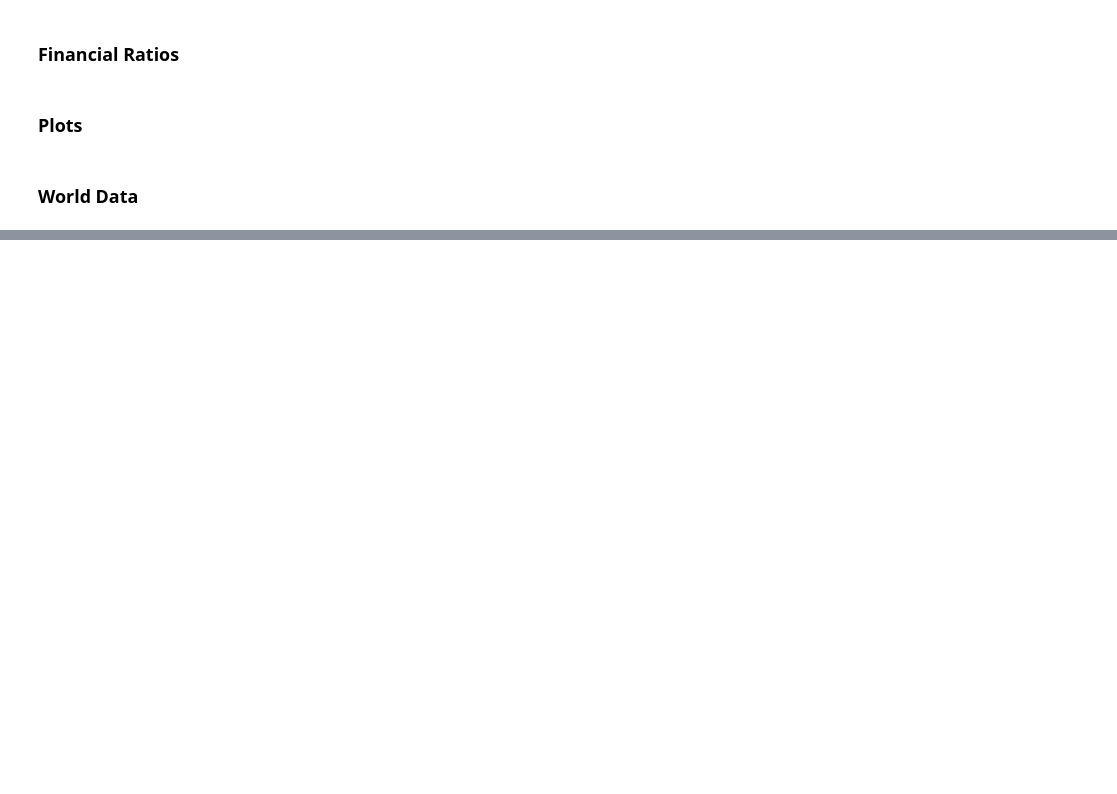
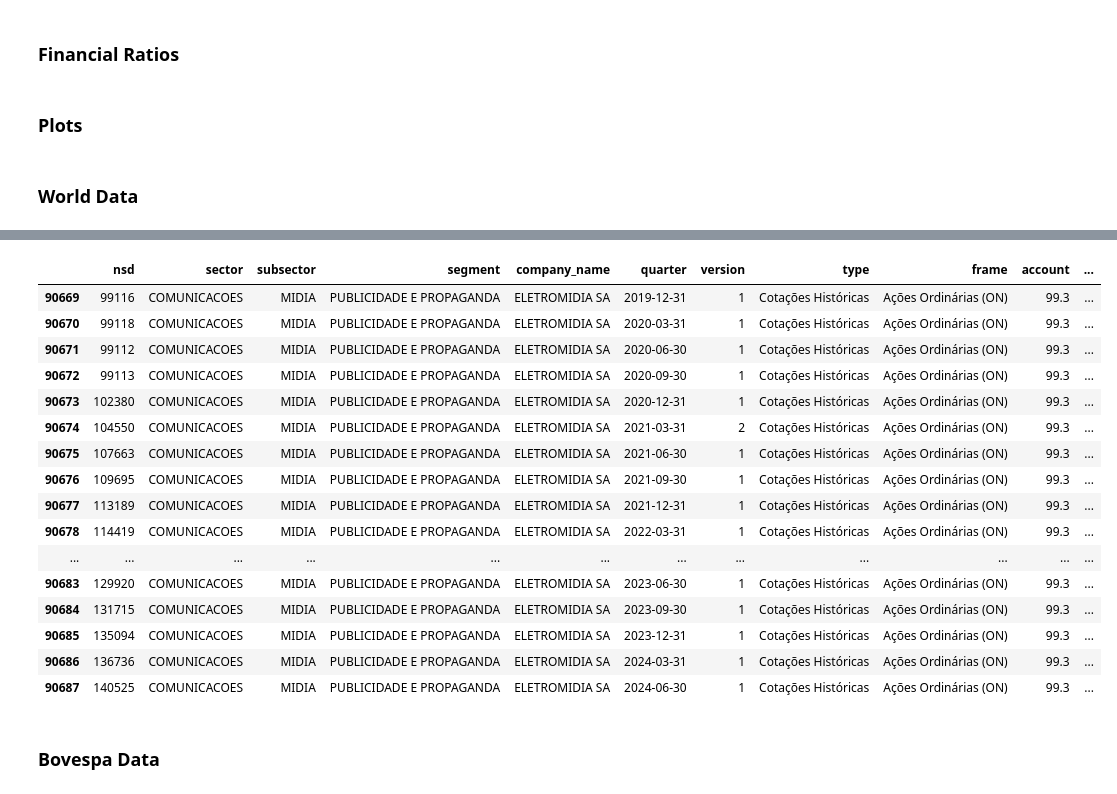
Before and after one commit to faustostangler/FLY, a Jupyter notebook: backend/utils/playground.ipynb, the cells around one changed output, grey strips where cells are left out. Cells and saved outputs as stored; diff of their text form; code cells hidden in the pictures; blank space fills up the shorter version.

```diff
--- a/backend/utils/playground.ipynb
+++ b/backend/utils/playground.ipynb
@@ -3403,6 +3526,6 @@ df = pd.read_sql_query(f"SELECT * FROM company_info", conn)
 # %%
 # Get the unique ticker codes from the 'ticker_codes' column
-ticker_codes = df['ticker_codes'].unique()
+ticker_codes = companies['ticker_codes'].unique()
 
 # Split the comma-separated ticker codes, flatten the list, and append '.SA' if necessary
 ticker_list = [f"{code.strip()}.SA" if not code.strip().endswith('.SA') else code.strip()
@@ -3489,0 +3682,4 @@ data2 = yf.download(' '.join(companies2), start=last_date)
+# %%
+all_companies = load_company_data()
+df_companies = pd.DataFrame(all_companies).T.reset_index(drop=True)
+df_companies
@@ -3489,0 +3700,8 @@ data2 = yf.download(' '.join(companies2), start=last_date)
+# %%
+columns = ['company_name']
+cols_to_merge = columns + ['cvm_code', 'ticker', 'ticker_codes', 'isin_codes', 'listing']
+# Merge the two DataFrames on the 'company_name' column
+df_historical_statements = pd.merge(df_statements, df_companies[cols_to_merge], on=columns, how='left')
+
+list_of_tickers = df_historical_statements[['company_name', 'ticker_codes']].drop_duplicates()
+list_of_quarters = df_historical_statements[['company_name', 'ticker_codes', 'quarter']].drop_duplicates()
@@ -3489,0 +3735,22 @@ data2 = yf.download(' '.join(companies2), start=last_date)
+# %%
+historical_data = {}
+last_date = '1950-01-01'
+
+# Iterate over each row and process tickers
+for index, row in list_of_tickers.iterrows():
+    company_name = row['company_name']
+    tickers = row['ticker_codes']
+
+    # Ensure that tickers are passed as a list by splitting any comma-separated string
+    tickers = tickers.split(',') if isinstance(tickers, str) else tickers
+
+    for ticker in tickers:
+
+        if ticker:
+            print(company_name, ticker)
+            df = yf.download(ticker + '.SA', start=last_date, group_by='ticker', progress=False)
+            df['value'] = df['Adj Close']
+            df = get_median_data(df)
+
+        historical_data[ticker] = df
+    # break
@@ -3489,0 +3891,28 @@ data2 = yf.download(' '.join(companies2), start=last_date)
+# %%
+df_historical_statements_2 = pd.concat([df_historical_statements, pd.DataFrame(new_rows)], ignore_index=True).drop_duplicates()
+
+mask = df_historical_statements_2['ticker'] == 'ELMD'
+# mask&= df_historical_statements_2['quarter'] == '2020-12-31'
+mask&= df_historical_statements_2['type'] == 'Cotações Históricas'
+
+df_historical_statements_2[mask]
+# %% [output]
+|  | nsd | sector | subsector | segment | company_name | quarter | version | type | frame | account | ... |
+| 90669 | 99116 | COMUNICACOES | MIDIA | PUBLICIDADE E PROPAGANDA | ELETROMIDIA SA | 2019-12-31 | 1 | Cotações Históricas | Ações Ordinárias (ON) | 99.3 | ... |
+| 90670 | 99118 | COMUNICACOES | MIDIA | PUBLICIDADE E PROPAGANDA | ELETROMIDIA SA | 2020-03-31 | 1 | Cotações Históricas | Ações Ordinárias (ON) | 99.3 | ... |
+| 90671 | 99112 | COMUNICACOES | MIDIA | PUBLICIDADE E PROPAGANDA | ELETROMIDIA SA | 2020-06-30 | 1 | Cotações Históricas | Ações Ordinárias (ON) | 99.3 | ... |
+| 90672 | 99113 | COMUNICACOES | MIDIA | PUBLICIDADE E PROPAGANDA | ELETROMIDIA SA | 2020-09-30 | 1 | Cotações Históricas | Ações Ordinárias (ON) | 99.3 | ... |
+| 90673 | 102380 | COMUNICACOES | MIDIA | PUBLICIDADE E PROPAGANDA | ELETROMIDIA SA | 2020-12-31 | 1 | Cotações Históricas | Ações Ordinárias (ON) | 99.3 | ... |
+| 90674 | 104550 | COMUNICACOES | MIDIA | PUBLICIDADE E PROPAGANDA | ELETROMIDIA SA | 2021-03-31 | 2 | Cotações Históricas | Ações Ordinárias (ON) | 99.3 | ... |
+| 90675 | 107663 | COMUNICACOES | MIDIA | PUBLICIDADE E PROPAGANDA | ELETROMIDIA SA | 2021-06-30 | 1 | Cotações Históricas | Ações Ordinárias (ON) | 99.3 | ... |
+| 90676 | 109695 | COMUNICACOES | MIDIA | PUBLICIDADE E PROPAGANDA | ELETROMIDIA SA | 2021-09-30 | 1 | Cotações Históricas | Ações Ordinárias (ON) | 99.3 | ... |
+| 90677 | 113189 | COMUNICACOES | MIDIA | PUBLICIDADE E PROPAGANDA | ELETROMIDIA SA | 2021-12-31 | 1 | Cotações Históricas | Ações Ordinárias (ON) | 99.3 | ... |
+| 90678 | 114419 | COMUNICACOES | MIDIA | PUBLICIDADE E PROPAGANDA | ELETROMIDIA SA | 2022-03-31 | 1 | Cotações Históricas | Ações Ordinárias (ON) | 99.3 | ... |
+| ... | ... | ... | ... | ... | ... | ... | ... | ... | ... | ... | ... |
+| 90683 | 129920 | COMUNICACOES | MIDIA | PUBLICIDADE E PROPAGANDA | ELETROMIDIA SA | 2023-06-30 | 1 | Cotações Históricas | Ações Ordinárias (ON) | 99.3 | ... |
+| 90684 | 131715 | COMUNICACOES | MIDIA | PUBLICIDADE E PROPAGANDA | ELETROMIDIA SA | 2023-09-30 | 1 | Cotações Históricas | Ações Ordinárias (ON) | 99.3 | ... |
+| 90685 | 135094 | COMUNICACOES | MIDIA | PUBLICIDADE E PROPAGANDA | ELETROMIDIA SA | 2023-12-31 | 1 | Cotações Históricas | Ações Ordinárias (ON) | 99.3 | ... |
+| 90686 | 136736 | COMUNICACOES | MIDIA | PUBLICIDADE E PROPAGANDA | ELETROMIDIA SA | 2024-03-31 | 1 | Cotações Históricas | Ações Ordinárias (ON) | 99.3 | ... |
+| 90687 | 140525 | COMUNICACOES | MIDIA | PUBLICIDADE E PROPAGANDA | ELETROMIDIA SA | 2024-06-30 | 1 | Cotações Históricas | Ações Ordinárias (ON) | 99.3 | ... |
+# %% [markdown]
+### Bovespa Data
```
Also changed, not shown: parts of 36 cells of this notebook, 4 other files.
